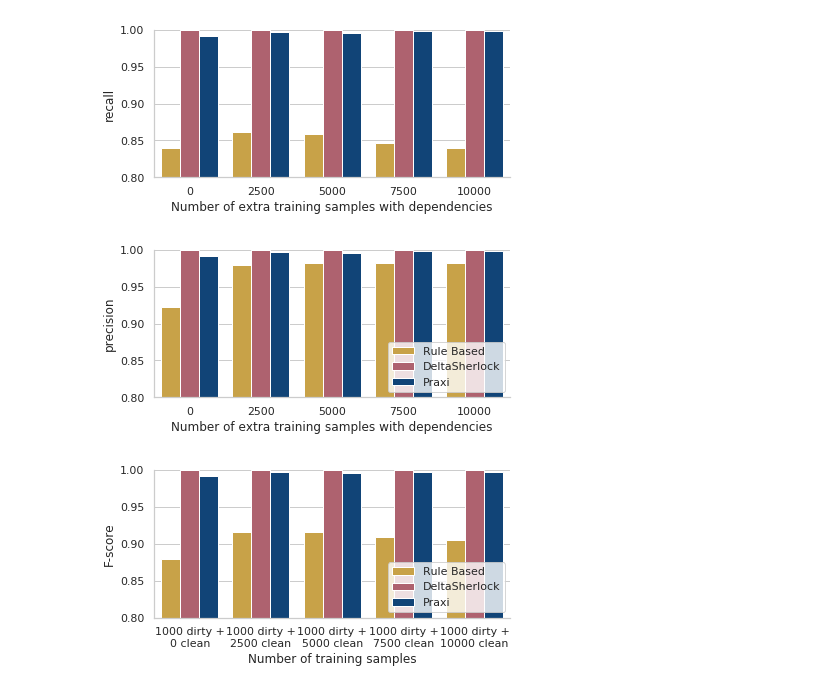
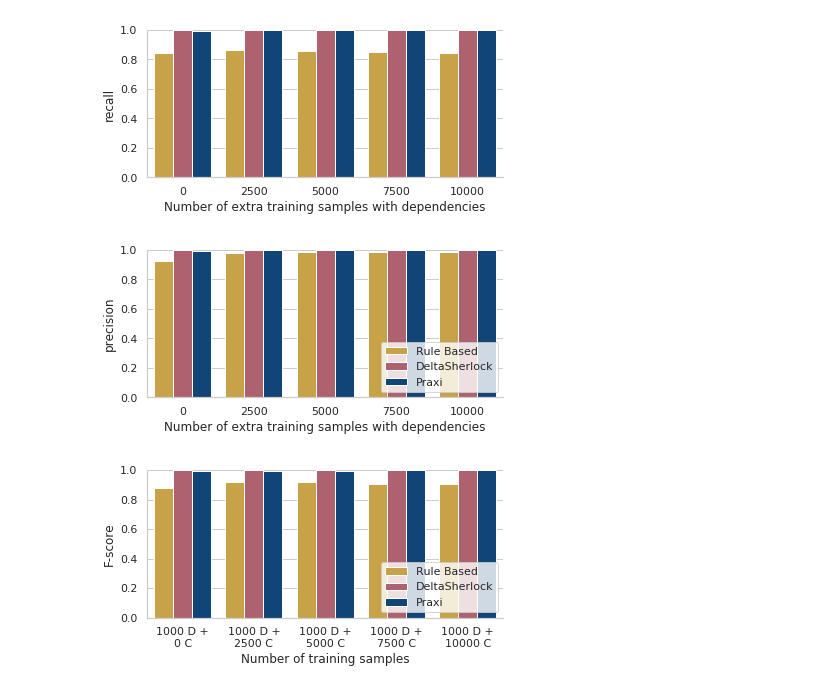
Before and after one commit to deltasherlock/experiments, a Jupyter notebook: plots/plots.ipynb, the cells around one changed output. Cells and saved outputs as stored; diff of their text form; code cells hidden in the pictures.

Commit message:
NEw plots

```diff
--- a/plots/plots.ipynb
+++ b/plots/plots.ipynb
@@ -4,43 +4,43 @@ import matplotlib.pyplot as plt
 import seaborn as sns
 sns.set_style('whitegrid')
 sns.set_context('notebook')
-kwargs = {'size': 3, 'aspect': 2}
+kwargs = {'height': 3, 'aspect': 2}
 mypalette = ['#ddaa33','#bb5566','#004488','#004488']
 # %%
 df = pd.read_csv('/home/ates/deltasherlock/experiments/plots/results.csv')
 
 sns.factorplot(data=df, x='dirty_count', hue='method', y='recall',
                hue_order=['Rule Based', 'DeltaSherlock', 'Praxi'],
                palette=mypalette, legend=False, kind='bar', **kwargs)
-plt.ylim((0.8, 1))
+plt.ylim((0, 1))
 plt.xlabel('Number of extra training samples with dependencies')
 #plt.savefig('/home/ates/prospectus/figures/ds_recall.pdf')
 
 sns.factorplot(data=df, x='dirty_count', hue='method', y='precision',
                hue_order=['Rule Based', 'DeltaSherlock', 'Praxi'],
                palette=mypalette, **kwargs,
                kind='bar', legend=False)
-plt.ylim((0.8, 1))
+plt.ylim((0, 1))
 plt.legend(loc='lower right', frameon=True)
 plt.xlabel('Number of extra training samples with dependencies')
 #plt.savefig('/home/ates/prospectus/figures/ds_precision.pdf')
 
 df['F-score'] = 2 * (df['precision'] * df['recall']) / (df['precision'] + df['recall'])
 
 g = sns.factorplot(data=df, x='dirty_count', hue='method', y='F-score',
                    hue_order=['Rule Based', 'DeltaSherlock', 'Praxi'],
                    palette=mypalette, **kwargs,
                    kind='bar', legend=False)
-plt.ylim((0.8, 1))
+plt.ylim((0, 1))
 plt.legend(loc='lower right', frameon=True)
-g.set_xticklabels(['1000 dirty +\n%d clean' % (x * 2500) for x in range(5)])
+g.set_xticklabels(['1000 D +\n%d C' % (x * 2500) for x in range(5)])
 #plt.xlabel('Number of extra training samples with dependencies')
 plt.xlabel('Number of training samples')
 plt.savefig('/home/ates/deltasherlock/paper/figures/byrne4.pdf', bbox_inches='tight')
 # %% [output]
-[figure, old version]
+[figure, new version]
-[figure, old version]
+[figure, new version]
-[figure, old version]
+[figure, new version]
 # %%
 df = pd.read_csv('/home/ates/deltasherlock/experiments/plots/ml_results.csv')
 
```
Also changed, not shown: parts of 3 cells of this notebook.
